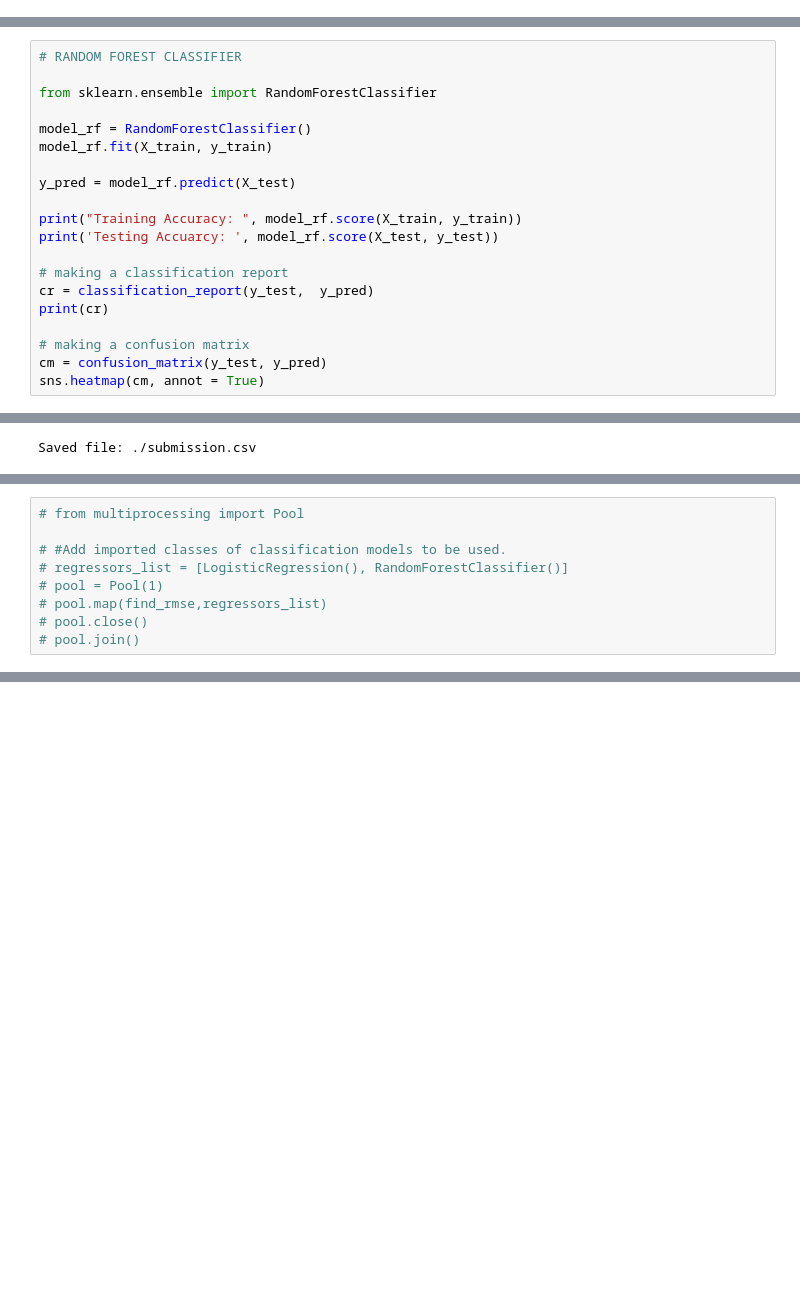
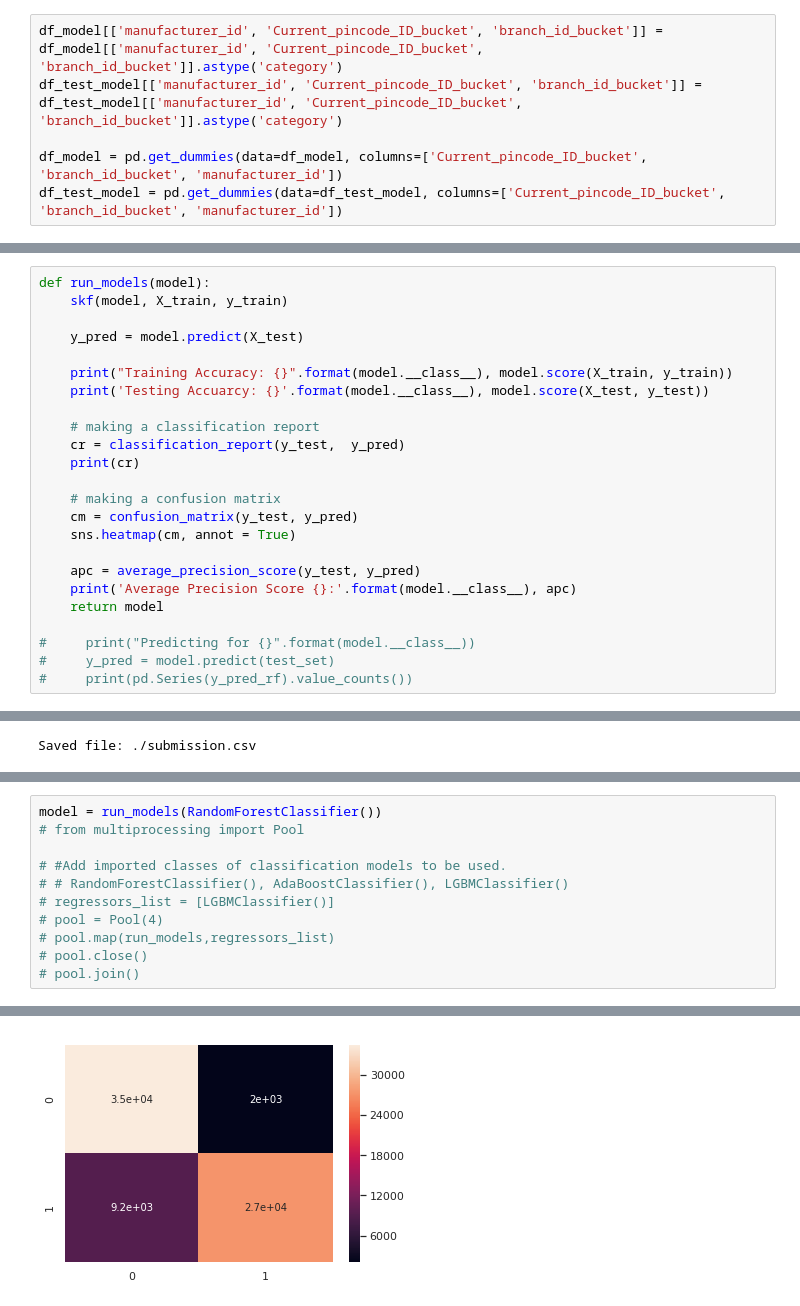
Before and after one commit to ajinkyaathlye/ml_hackathon, a Jupyter notebook: Loan_Default.ipynb, the cells around one changed output, grey strips where cells are left out. Saved outputs shown, nothing was run; the diff lists cells and outputs as text; blank space fills up the shorter version.

```diff
--- a/Loan_Default.ipynb
+++ b/Loan_Default.ipynb
@@ -550,0 +682,6 @@ df_test_model.drop([
+# %%
+df_model[['manufacturer_id', 'Current_pincode_ID_bucket', 'branch_id_bucket']] = df_model[['manufacturer_id', 'Current_pincode_ID_bucket', 'branch_id_bucket']].astype('category')
+df_test_model[['manufacturer_id', 'Current_pincode_ID_bucket', 'branch_id_bucket']] = df_test_model[['manufacturer_id', 'Current_pincode_ID_bucket', 'branch_id_bucket']].astype('category')
+
+df_model = pd.get_dummies(data=df_model, columns=['Current_pincode_ID_bucket', 'branch_id_bucket', 'manufacturer_id'])
+df_test_model = pd.get_dummies(data=df_test_model, columns=['Current_pincode_ID_bucket', 'branch_id_bucket', 'manufacturer_id'])
@@ -624,20 +807,24 @@ from sklearn.metrics import accuracy_score
 # %%
-# RANDOM FOREST CLASSIFIER
+def run_models(model):
+    skf(model, X_train, y_train)
 
-from sklearn.ensemble import RandomForestClassifier
+    y_pred = model.predict(X_test)
 
-model_rf = RandomForestClassifier()
-model_rf.fit(X_train, y_train)
+    print("Training Accuracy: {}".format(model.__class__), model.score(X_train, y_train))
+    print('Testing Accuarcy: {}'.format(model.__class__), model.score(X_test, y_test))
 
-y_pred = model_rf.predict(X_test)
+    # making a classification report
+    cr = classification_report(y_test,  y_pred)
+    print(cr)
 
-print("Training Accuracy: ", model_rf.score(X_train, y_train))
-print('Testing Accuarcy: ', model_rf.score(X_test, y_test))
+    # making a confusion matrix
+    cm = confusion_matrix(y_test, y_pred)
+    sns.heatmap(cm, annot = True)
 
-# making a classification report
-cr = classification_report(y_test,  y_pred)
-print(cr)
+    apc = average_precision_score(y_test, y_pred)
+    print('Average Precision Score {}:'.format(model.__class__), apc)
+    return model
 
-# making a confusion matrix
-cm = confusion_matrix(y_test, y_pred)
-sns.heatmap(cm, annot = True)
+#     print("Predicting for {}".format(model.__class__))
+#     y_pred = model.predict(test_set)
+#     print(pd.Series(y_pred_rf).value_counts())
@@ -958,9 +892,12 @@ Saved file: ./submission.csv
 # %%
+model = run_models(RandomForestClassifier())
 # from multiprocessing import Pool
 
 # #Add imported classes of classification models to be used.
-# regressors_list = [LogisticRegression(), RandomForestClassifier()]
-# pool = Pool(1)
-# pool.map(find_rmse,regressors_list)
+# # RandomForestClassifier(), AdaBoostClassifier(), LGBMClassifier()
+# regressors_list = [LGBMClassifier()]
+# pool = Pool(4)
+# pool.map(run_models,regressors_list)
 # pool.close()
 # pool.join()
+# %% [output]
@@ -966,0 +945 @@ Saved file: ./submission.csv
+[figure, added]
```
Also changed, not shown: parts of 57 cells of this notebook.
